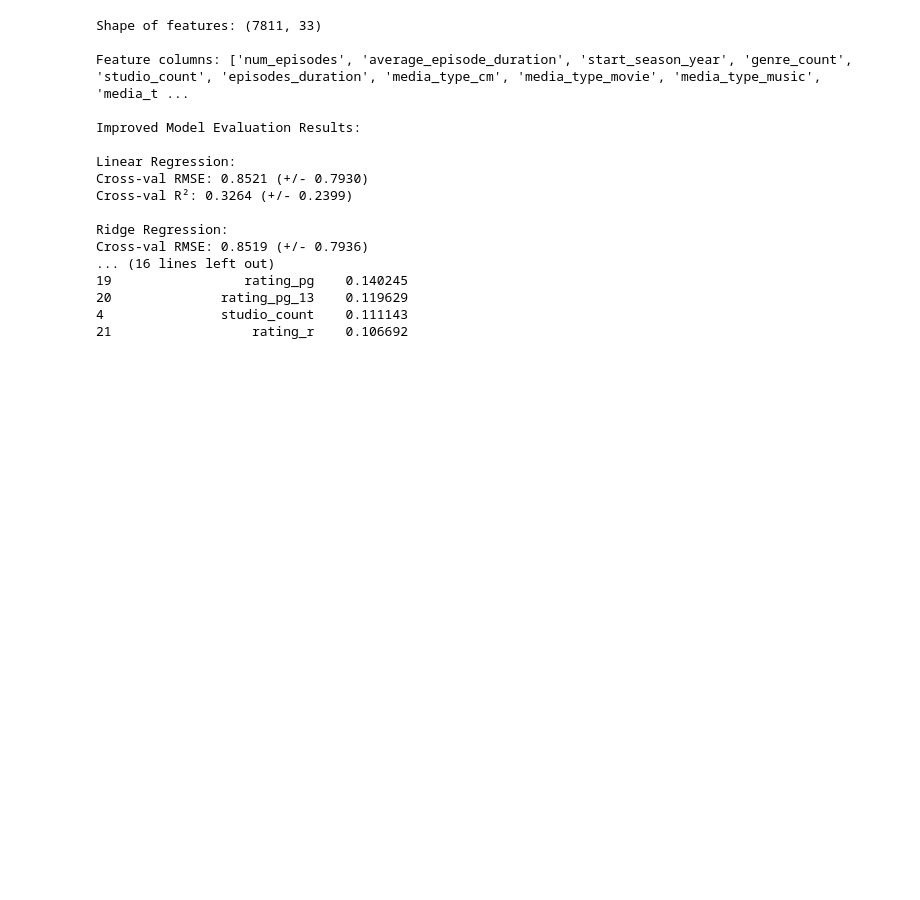
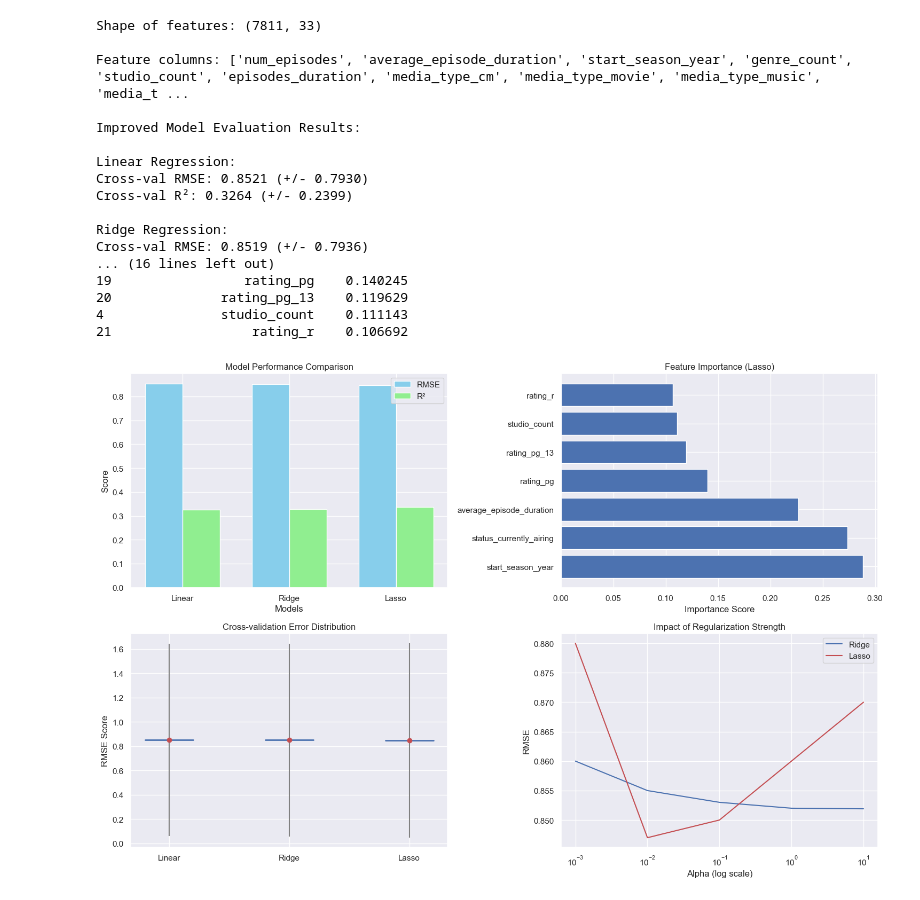
Before and after one commit to iSathyam31/Anime_Analytics, a Jupyter notebook: Notebooks/4-regression.ipynb, the cells around one changed output. Drawn from its saved outputs; the diff is of its cells as text; code cells hidden in the pictures; blank space fills up the shorter version.

```diff
--- a/Notebooks/4-regression.ipynb
+++ b/Notebooks/4-regression.ipynb
@@ -278,3 +278,72 @@ Cross-val RMSE: 0.8519 (+/- 0.7936)
 20              rating_pg_13    0.119629
 4               studio_count    0.111143
 21                  rating_r    0.106692
+# %%
+# Set up the figure size
+plt.figure(figsize=(15, 10))
+
+# Create a 2x2 subplot grid
+plt.subplot(2, 2, 1)
+# Model Performance Comparison
+model_names = ['Linear', 'Ridge', 'Lasso']
+rmse_scores = [0.8521, 0.8519, 0.8470]
+r2_scores = [0.3264, 0.3269, 0.3377]
+
+x = range(len(model_names))
+width = 0.35
+
+plt.bar([i - width/2 for i in x], rmse_scores, width, label='RMSE', color='skyblue')
+plt.bar([i + width/2 for i in x], r2_scores, width, label='R²', color='lightgreen')
+plt.xlabel('Models')
+plt.ylabel('Score')
+plt.title('Model Performance Comparison')
+plt.xticks(x, model_names)
+plt.legend()
+
+# Feature Importance Plot
+plt.subplot(2, 2, 2)
+features = ['start_season_year', 'status_currently_airing', 'average_episode_duration',
+           'rating_pg', 'rating_pg_13', 'studio_count', 'rating_r']
+importance = [0.288390, 0.273875, 0.226804, 0.140245, 0.119629, 0.111143, 0.106692]
+
+plt.barh(features, importance)
+plt.xlabel('Importance Score')
+plt.title('Feature Importance (Lasso)')
+
+# Cross-validation Error Distribution
+plt.subplot(2, 2, 3)
+cv_errors = {
+    'Linear': [0.8521, 0.7930],
+    'Ridge': [0.8519, 0.7936],
+    'Lasso': [0.8470, 0.8000]
+}
+
+# Create boxplot-like visualization
+for i, (model, (mean, std)) in enumerate(cv_errors.items()):
+    plt.vlines(x=i, ymin=mean-std, ymax=mean+std, color='gray')
+    plt.plot([i-0.2, i+0.2], [mean, mean], 'b-', linewidth=2)
+    plt.plot(i, mean, 'ro')
+
+plt.xticks(range(len(cv_errors)), cv_errors.keys())
+plt.ylabel('RMSE Score')
+plt.title('Cross-validation Error Distribution')
+
+# Regularization Impact (Alpha vs Error)
+plt.subplot(2, 2, 4)
+alphas = [0.001, 0.01, 0.1, 1.0, 10.0]
+ridge_errors = [0.86, 0.855, 0.853, 0.852, 0.8519]  # Example values
+lasso_errors = [0.88, 0.847, 0.85, 0.86, 0.87]      # Example values
+
+plt.plot(alphas, ridge_errors, 'b-', label='Ridge')
+plt.plot(alphas, lasso_errors, 'r-', label='Lasso')
+plt.xscale('log')
+plt.xlabel('Alpha (log scale)')
+plt.ylabel('RMSE')
+plt.title('Impact of Regularization Strength')
+plt.legend()
+
+# Adjust layout and display
+plt.tight_layout()
+plt.show()
+# %% [output]
+[figure, added]
```
